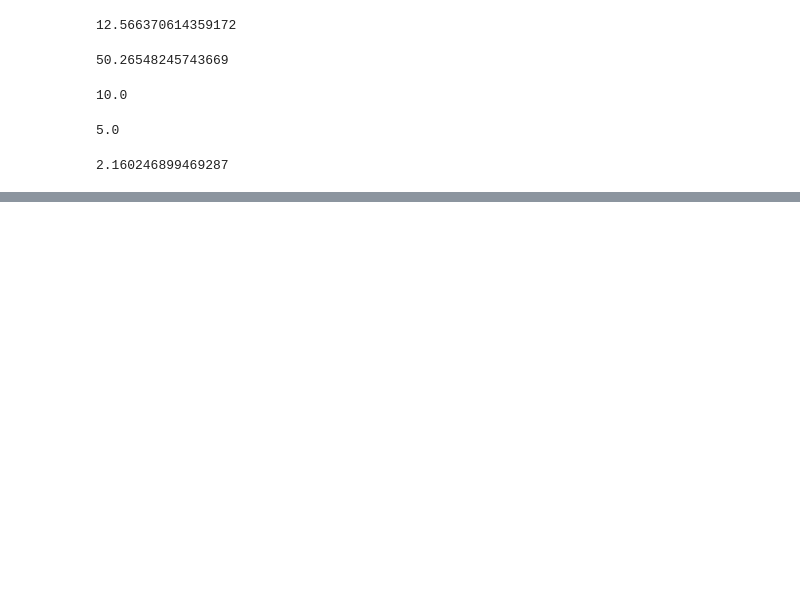
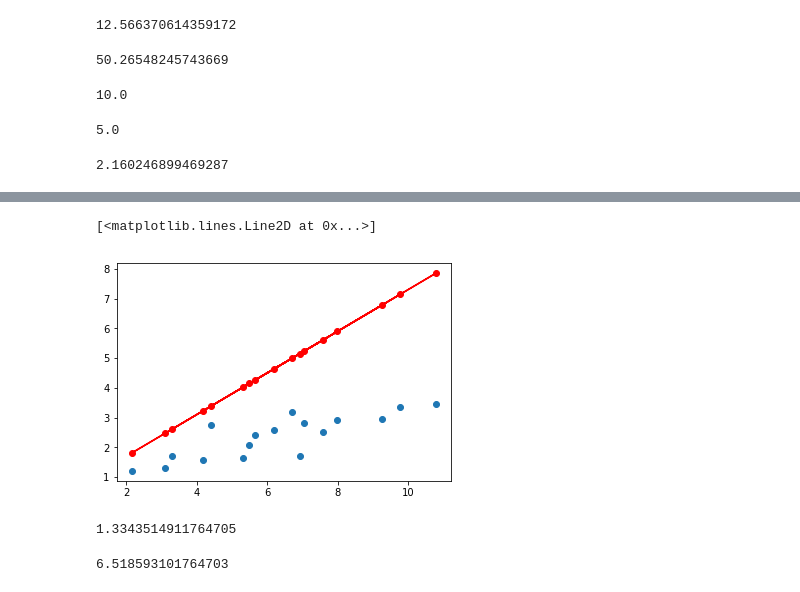
Before and after one commit to Mintri1199/Quantitative-Literacy, a Jupyter notebook: formulas.ipynb, the cells around one changed output, grey strips where cells are left out. Saved outputs shown, nothing was run; the diff lists cells and outputs as text; code cells hidden in the pictures; blank space fills up the shorter version.

```diff
--- a/formulas.ipynb
+++ b/formulas.ipynb
@@ -44,0 +77,19 @@ print(std_deviation([2,3,4,6,7,8]))
+# %%
+# Variance Application continue
+predicted_y_values = list(map(lambda x: 0.7*x + 0.3, X))
+plt.scatter(X, Y)
+plt.plot(X, predicted_y_values, 'ro-')
+# %% [output]
+[<matplotlib.lines.Line2D at 0x...>]
+[figure, added]
+# %%
+error = [(i-j) for i, j in zip(Y, predicted_y_values)]
+
+np.var(error, ddof=1)
+# %% [output]
+1.3343514911764705
+# %%
+# MSE
+sum([i**2 for i in error])/len(error)
+# %% [output]
+6.518593101764703
```
Also changed, not shown: parts of 8 cells of this notebook, 2 other files.
